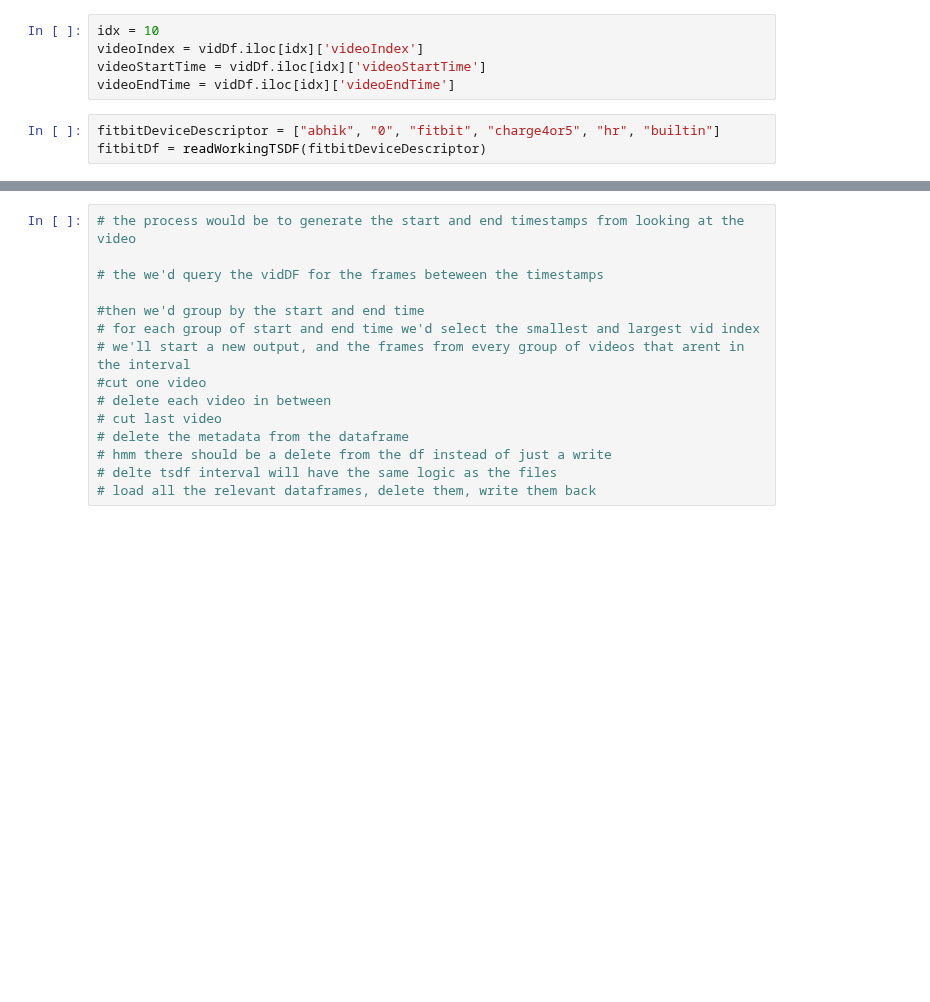
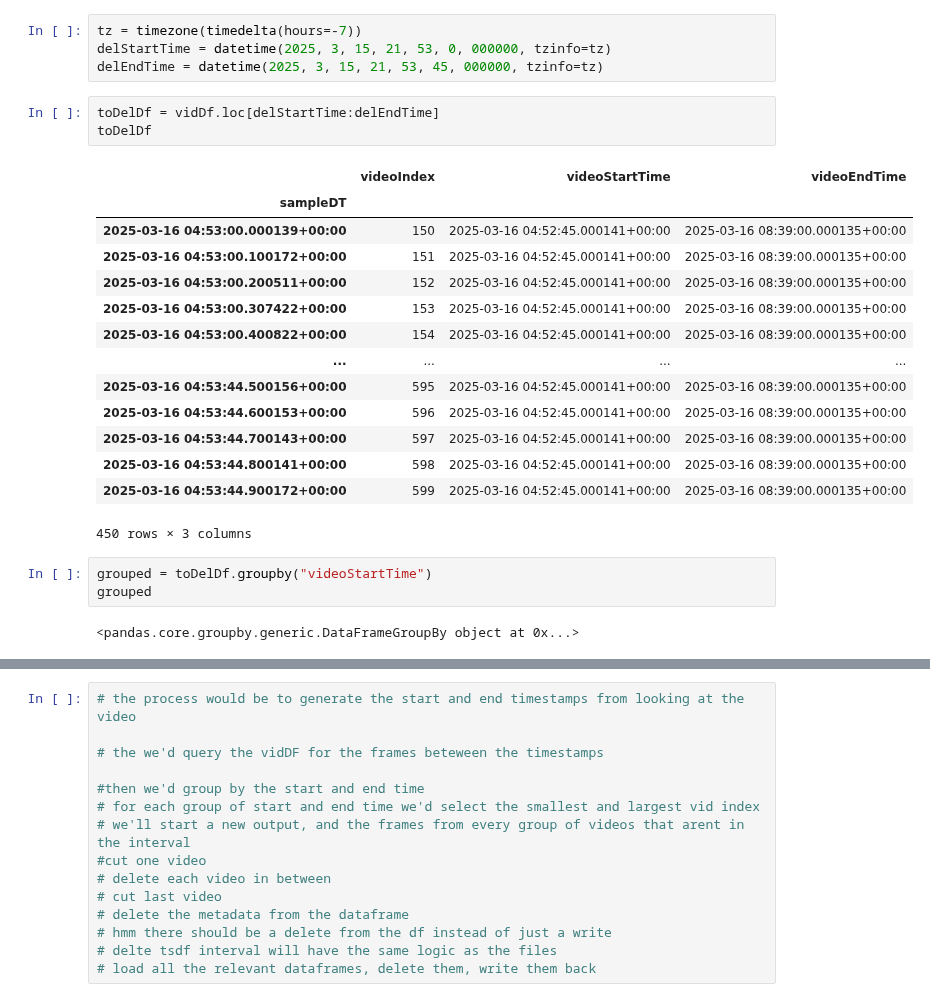
Before and after one commit to AbhikChowdhury6/dataImport, a Jupyter notebook: homeVideo/testDeleteInterval.ipynb, the cells around one changed output, grey strips where cells are left out. Cells and saved outputs as stored; diff of their text form; blank space fills up the shorter version.

```diff
--- a/homeVideo/testDeleteInterval.ipynb
+++ b/homeVideo/testDeleteInterval.ipynb
@@ -24,8 +42,27 @@ vidDf
-# %%
-idx = 10
-videoIndex = vidDf.iloc[idx]['videoIndex']
-videoStartTime = vidDf.iloc[idx]['videoStartTime']
-videoEndTime = vidDf.iloc[idx]['videoEndTime']
-# %%
-fitbitDeviceDescriptor = ["abhik", "0", "fitbit", "charge4or5", "hr", "builtin"]
-fitbitDf = readWorkingTSDF(fitbitDeviceDescriptor)
+# %%
+tz = timezone(timedelta(hours=-7))
+delStartTime = datetime(2025, 3, 15, 21, 53, 0, 000000, tzinfo=tz)
+delEndTime = datetime(2025, 3, 15, 21, 53, 45, 000000, tzinfo=tz)
+# %%
+toDelDf = vidDf.loc[delStartTime:delEndTime]
+toDelDf
+# %% [output]
+|  | videoIndex | videoStartTime | videoEndTime |
+| sampleDT |  |  |  |
+| 2025-03-16 04:53:00.000139+00:00 | 150 | 2025-03-16 04:52:45.000141+00:00 | 2025-03-16 08:39:00.000135+00:00 |
+| 2025-03-16 04:53:00.100172+00:00 | 151 | 2025-03-16 04:52:45.000141+00:00 | 2025-03-16 08:39:00.000135+00:00 |
+| 2025-03-16 04:53:00.200511+00:00 | 152 | 2025-03-16 04:52:45.000141+00:00 | 2025-03-16 08:39:00.000135+00:00 |
+| 2025-03-16 04:53:00.307422+00:00 | 153 | 2025-03-16 04:52:45.000141+00:00 | 2025-03-16 08:39:00.000135+00:00 |
+| 2025-03-16 04:53:00.400822+00:00 | 154 | 2025-03-16 04:52:45.000141+00:00 | 2025-03-16 08:39:00.000135+00:00 |
+| ... | ... | ... | ... |
+| 2025-03-16 04:53:44.500156+00:00 | 595 | 2025-03-16 04:52:45.000141+00:00 | 2025-03-16 08:39:00.000135+00:00 |
+| 2025-03-16 04:53:44.600153+00:00 | 596 | 2025-03-16 04:52:45.000141+00:00 | 2025-03-16 08:39:00.000135+00:00 |
+| 2025-03-16 04:53:44.700143+00:00 | 597 | 2025-03-16 04:52:45.000141+00:00 | 2025-03-16 08:39:00.000135+00:00 |
+| 2025-03-16 04:53:44.800141+00:00 | 598 | 2025-03-16 04:52:45.000141+00:00 | 2025-03-16 08:39:00.000135+00:00 |
+| 2025-03-16 04:53:44.900172+00:00 | 599 | 2025-03-16 04:52:45.000141+00:00 | 2025-03-16 08:39:00.000135+00:00 |
+450 rows × 3 columns
+# %%
+grouped = toDelDf.groupby("videoStartTime")
+grouped
+# %% [output]
+<pandas.core.groupby.generic.DataFrameGroupBy object at 0x...>
```
Also changed, not shown: parts of 29 cells of this notebook, 6 other files.
